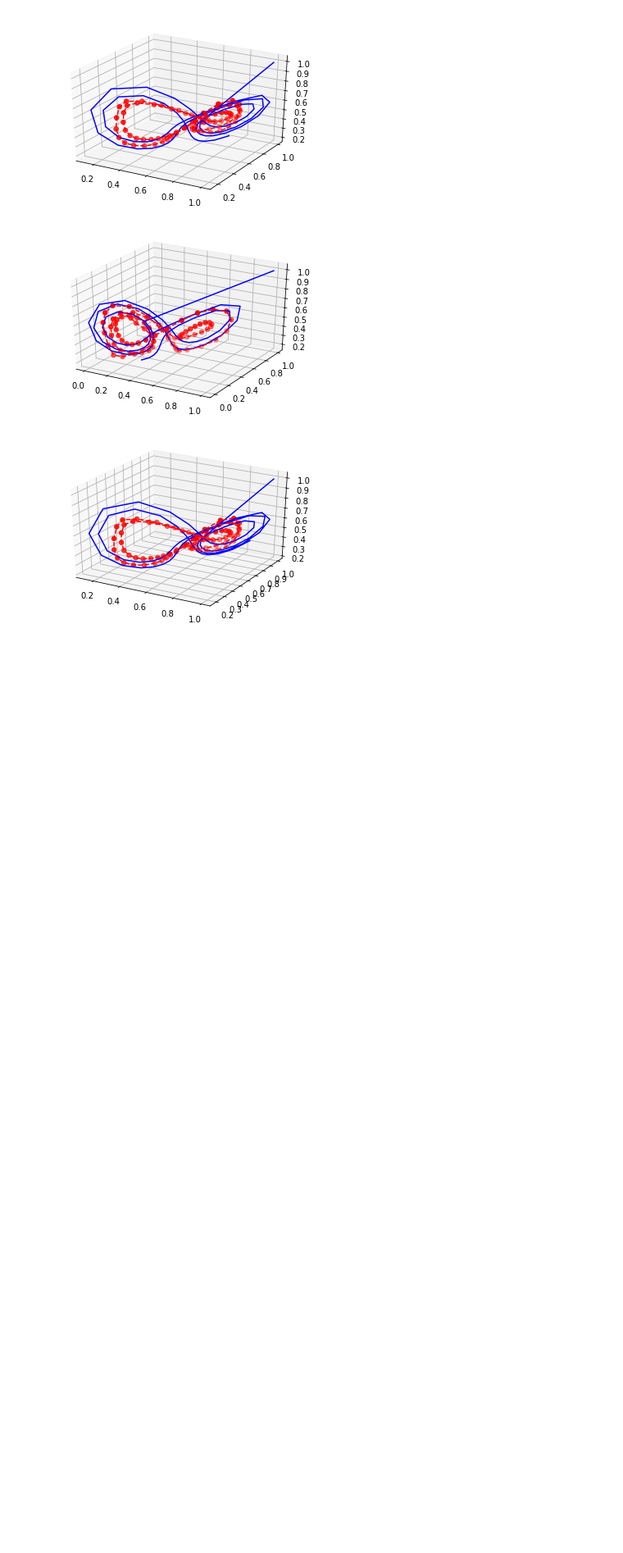
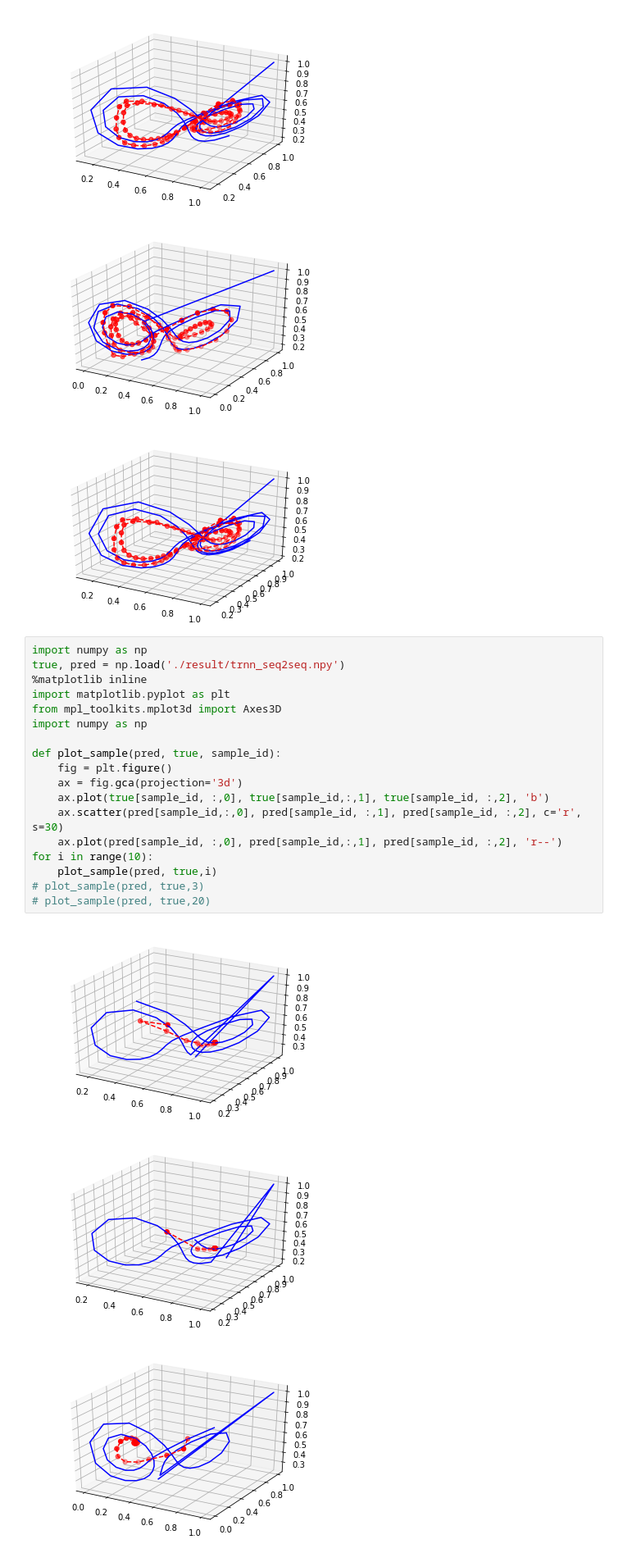
Before and after one commit to yuqirose/TensorRNN, a Jupyter notebook: experiments/test_seq2seq.ipynb, the cells around one changed output. Shown at 82% size. Saved outputs shown, nothing was run; the diff lists cells and outputs as text; blank space fills up the shorter version.

Commit message:
added seq to seq with trnn

```diff
--- a/experiments/test_seq2seq.ipynb
+++ b/experiments/test_seq2seq.ipynb
@@ -247,3 +247,25 @@ plot_sample(pred, true,7)
 [figure]
 [figure]
 [figure]
+# %%
+import numpy as np
+true, pred = np.load('./result/trnn_seq2seq.npy')
+%matplotlib inline
+import matplotlib.pyplot as plt
+from mpl_toolkits.mplot3d import Axes3D
+import numpy as np
+
+def plot_sample(pred, true, sample_id):
+    fig = plt.figure()
+    ax = fig.gca(projection='3d')
+    ax.plot(true[sample_id, :,0], true[sample_id,:,1], true[sample_id, :,2], 'b')
+    ax.scatter(pred[sample_id,:,0], pred[sample_id, :,1], pred[sample_id, :,2], c='r', s=30)
+    ax.plot(pred[sample_id, :,0], pred[sample_id,:,1], pred[sample_id, :,2], 'r--')
+for i in range(10):
+    plot_sample(pred, true,i)
+# plot_sample(pred, true,3)
+# plot_sample(pred, true,20)
+# %% [output]
+[figure, added]
+[figure, added]
+[figure, added]
```
Also changed, not shown: parts of 1 cell of this notebook, 5 other files.
